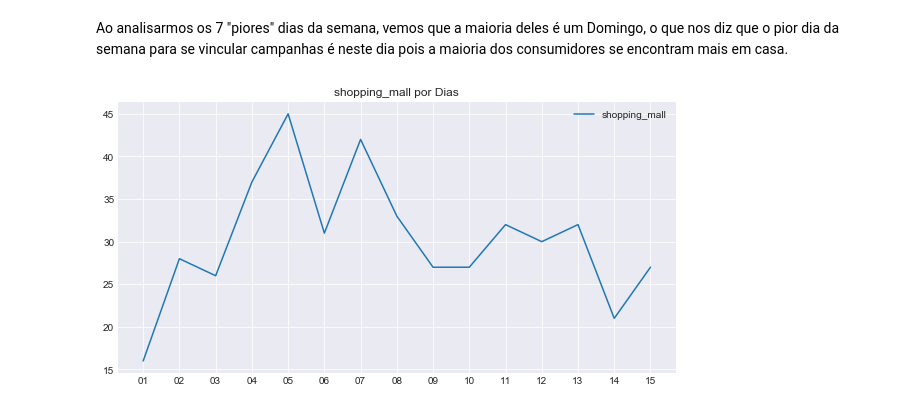
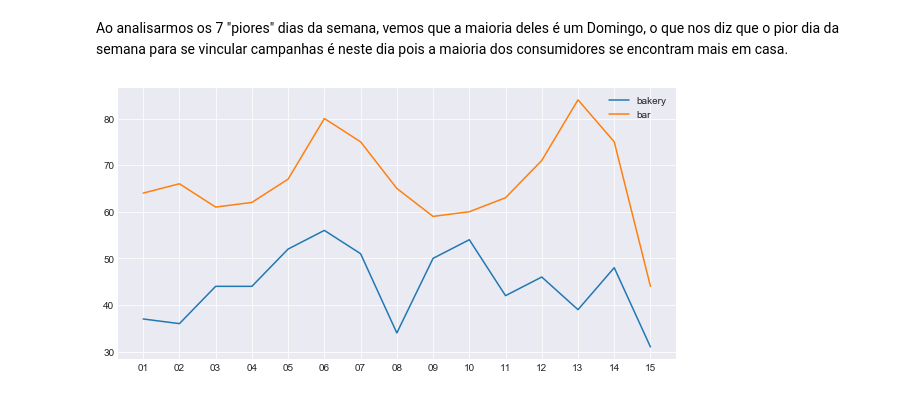
Before and after one commit to jvsn19/analise_varejo, a Jupyter notebook: Projeto.ipynb, the cells around one changed output. Drawn from its saved outputs; the diff is of its cells as text; code cells hidden in the pictures.

```diff
--- a/Projeto.ipynb
+++ b/Projeto.ipynb
@@ -439,7 +435,6 @@ def lineCategoryDay(categories, figsize=(10,7)):
     fig = plt.figure(figsize=figsize)
     ax = fig.add_subplot(111)
     for category in categories:
-        ax.set_title(category + ' por Dias')
         ax.plot(category_day[category], label = category)
     ax.legend()
     plt.show()
@@ -454,9 +449,9 @@ def barDayCategory(days, categories, figsize):
             ax.bar(category, day_category[days[i]][category])
     plt.show()
 # %%
-lineCategoryDay(categories=['shopping_mall'], figsize=(10,5))
+lineCategoryDay(categories=['bakery', 'bar'], figsize=(10,5))
 # %% [output]
-[figure, old version]
+[figure, new version]
 # %% [markdown]
 <h3>Latitude e Longitude</h3>
 <p>Para uma melhor análise dessas colunas devemos saber como funciona a precisão dessas colunas(link na imagem):</p>
```
Also changed, not shown: parts of 11 cells of this notebook, 4 other files.
